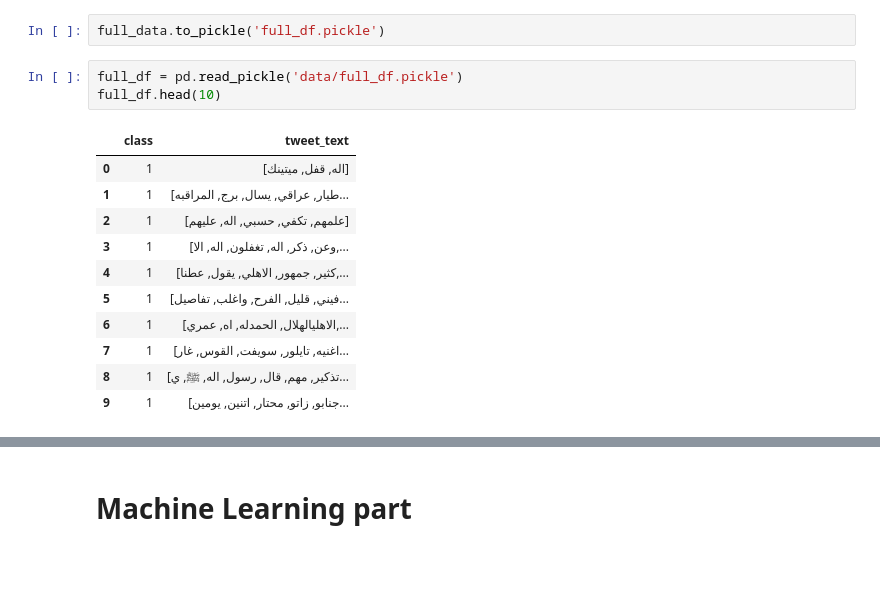
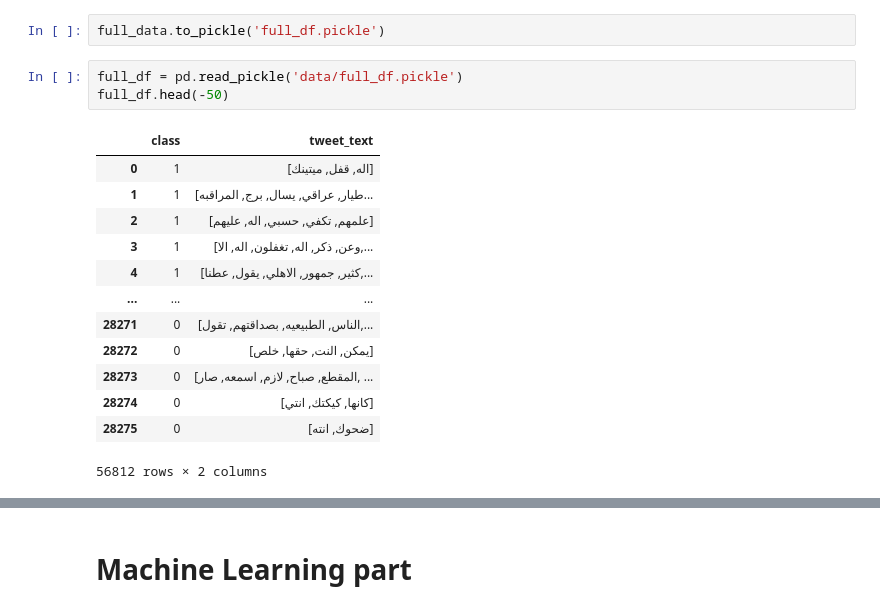
Before and after one commit to marwahfaraj/Arabic-twittes-sentiment-analysis, a Jupyter notebook: capstone2.ipynb, the cells around one changed output, grey strips where cells are left out. Saved outputs shown, nothing was run; the diff lists cells and outputs as text; blank space fills up the shorter version.

```diff
--- a/capstone2.ipynb
+++ b/capstone2.ipynb
@@ -698,16 +694,18 @@ full_data['class'] = enc_pro
 full_data.to_pickle('full_df.pickle')
 # %%
 full_df = pd.read_pickle('data/full_df.pickle')
-full_df.head(10)
+full_df.head(-50)
 # %% [output]
 |  | class | tweet_text |
 | 0 | 1 | [اله, قفل, ميتينك] |
 | 1 | 1 | [طيار, عراقي, يسال, برج, المراقبه... |
 | 2 | 1 | [علمهم, تكفي, حسبي, اله, عليهم] |
 | 3 | 1 | [وعن, ذكر, اله, تغفلون, اله, الا,... |
 | 4 | 1 | [كثير, جمهور, الاهلي, يقول, عطنا,... |
-| 5 | 1 | [فيني, قليل, الفرح, واغلب, تفاصيل... |
-| 6 | 1 | [الاهليالهلال, الحمدله, اه, عمري,... |
-| 7 | 1 | [اغنيه, تايلور, سويفت, القوس, غار... |
-| 8 | 1 | [تذكير, مهم, قال, رسول, اله, ﷺ, ي... |
-| 9 | 1 | [جنابو, زاتو, محتار, اتنين, يومين... |
+| ... | ... | ... |
+| 28271 | 0 | [الناس, الطبيعيه, بصداقتهم, تقول,... |
+| 28272 | 0 | [يمكن, النت, حقها, خلص] |
+| 28273 | 0 | [المقطع, صباح, لازم, اسمعه, صار, ... |
+| 28274 | 0 | [كانها, كيكتك, انتي] |
+| 28275 | 0 | [ضحوك, انته] |
+56812 rows × 2 columns
```
Also changed, not shown: parts of 11 cells of this notebook, 5 other files.
